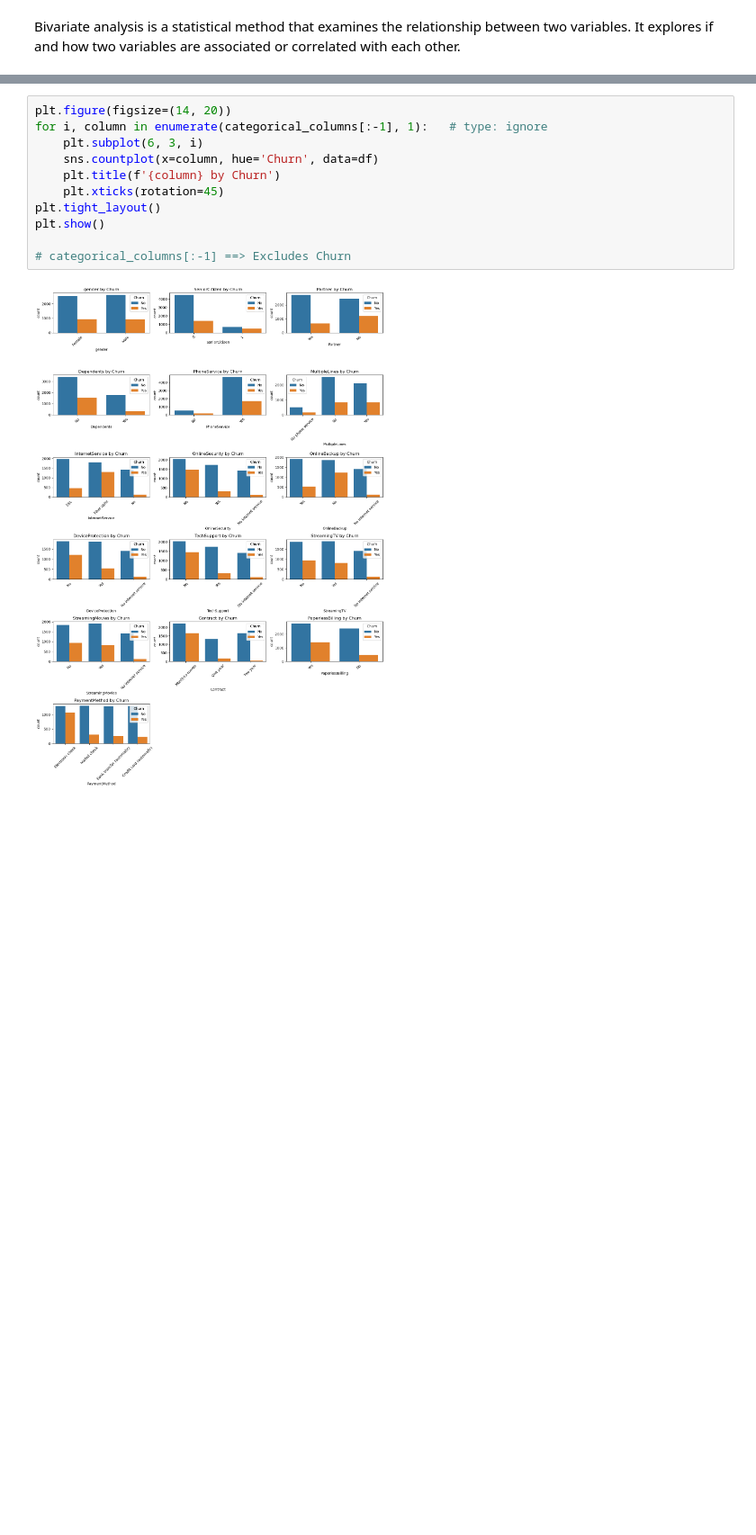
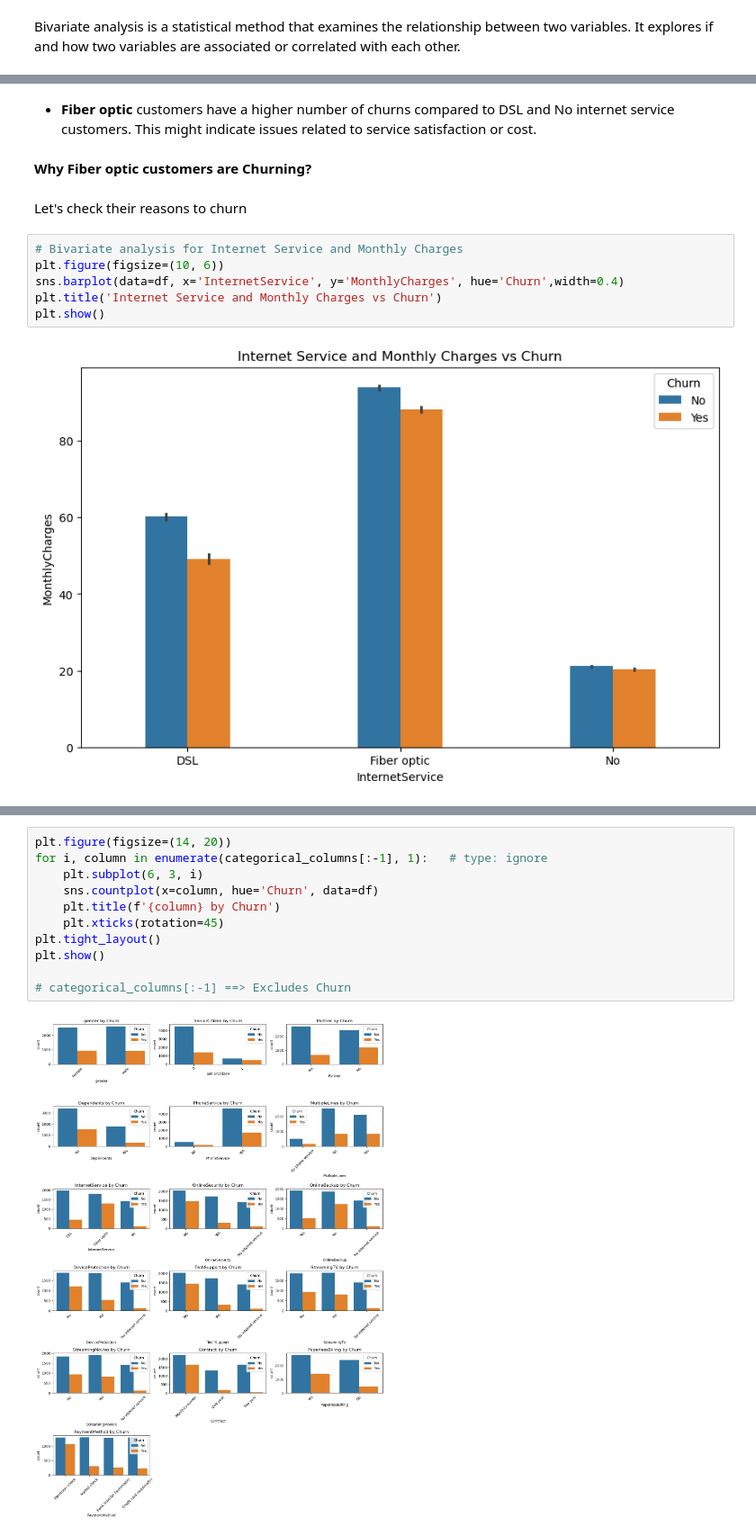
Before and after one commit to ManoharKonala/BootCamp_2K24, a Jupyter notebook: Customer Churn Analysis/Analysis_Customer_Churn.ipynb, the cells around one changed output, grey strips where cells are left out. Shown at 90% size. Saved outputs shown, nothing was run; the diff lists cells and outputs as text; blank space fills up the shorter version.

Commit message:
Bivar Analysis

```diff
--- a/Customer Churn Analysis/Analysis_Customer_Churn.ipynb
+++ b/Customer Churn Analysis/Analysis_Customer_Churn.ipynb
@@ -422,0 +491,14 @@ Name: count, dtype: int64
+# %% [markdown]
+* **Fiber optic** customers have a higher number of churns compared to DSL and No internet service customers. This might indicate issues related to service satisfaction or cost.
+# %% [markdown]
+**Why Fiber optic customers are Churning?**
+# %% [markdown]
+Let's check their reasons to churn
+# %%
+# Bivariate analysis for Internet Service and Monthly Charges
+plt.figure(figsize=(10, 6))
+sns.barplot(data=df, x='InternetService', y='MonthlyCharges', hue='Churn',width=0.4)
+plt.title('Internet Service and Monthly Charges vs Churn')
+plt.show()
+# %% [output]
+[figure, added]
```
Also changed, not shown: parts of 41 cells of this notebook.
